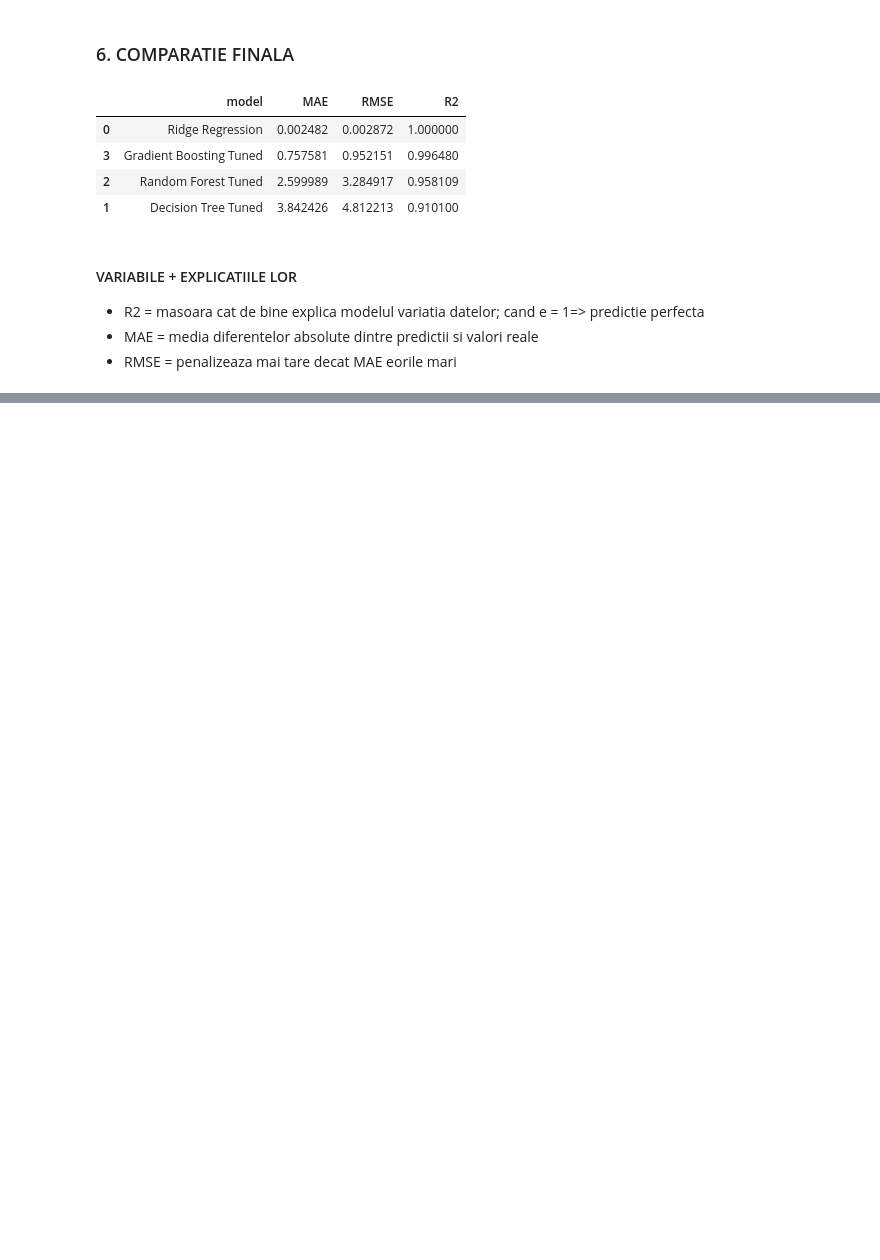
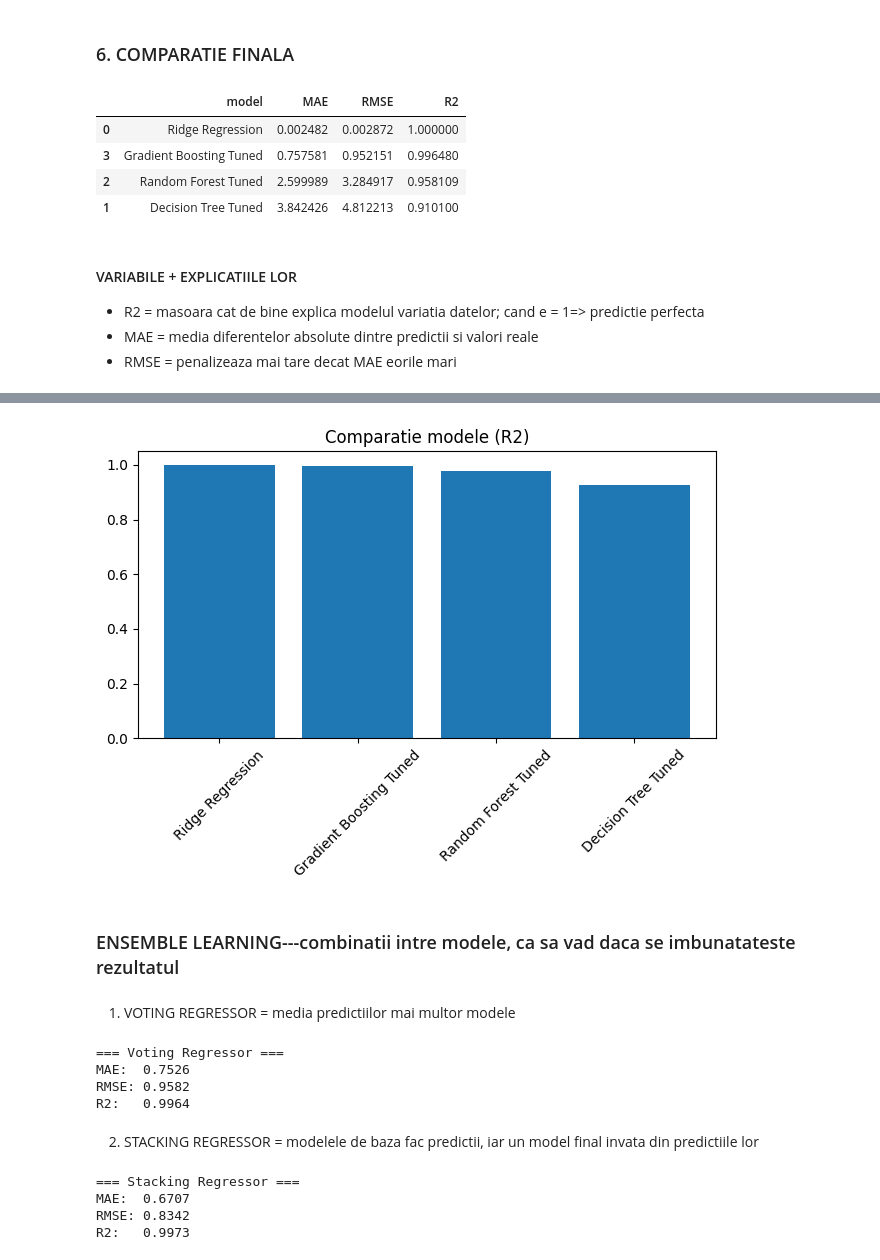
Before and after one commit to tbno9/Sisteme_Inteligente_proiect, a Jupyter notebook: ml_prezicere.ipynb, the cells around one changed output, grey strips where cells are left out. Drawn from its saved outputs; the diff is of its cells as text; code cells hidden in the pictures; blank space fills up the shorter version.

```diff
--- a/ml_prezicere.ipynb
+++ b/ml_prezicere.ipynb
@@ -425,7 +425,9 @@ plt.show()
 from sklearn.model_selection import train_test_split
 
 X_train, X_test, y_train, y_test = train_test_split(
-    X, y, test_size=0.2, random_state=42
+    X, y,
+    test_size=0.2,
+    random_state=42
 )
 # %% [markdown]
 ### 2. FUNCTIA DE EVALUARE
@@ -782,0 +885,11 @@ display(results)
+# %%
+results = pd.DataFrame([
+    ridge_results,
+    dt_results,
+    rf_results,
+    gb_results
+])
+
+results = results.sort_values(by="R2", ascending=False)
+
+display(results)
@@ -782,0 +902,56 @@ display(results)
+# %%
+plt.figure()
+plt.bar(results["model"], results["R2"])
+plt.title("Comparatie modele (R2)")
+plt.xticks(rotation=45)
+plt.tight_layout()
+plt.show()
+# %% [output]
+[figure, added]
+# %% [markdown]
+### ENSEMBLE LEARNING---combinatii intre modele, ca sa vad daca se imbunatateste rezultatul
+# %% [markdown]
+1. VOTING REGRESSOR = media predictiilor mai multor modele
+# %%
+from sklearn.ensemble import VotingRegressor
+from sklearn.linear_model import Ridge
+
+voting_model = VotingRegressor([
+    ("ridge", best_ridge),
+    ("rf", best_rf),
+    ("gb", best_gb)
+])
+
+voting_results = evaluate_model(
+    "Voting Regressor",
+    voting_model
+)
+# %% [output]
+=== Voting Regressor ===
+MAE:  0.7526
+RMSE: 0.9582
+R2:   0.9964
+# %% [markdown]
+2. STACKING REGRESSOR = modelele de baza fac predictii, iar un model final invata din predictiile lor
+# %%
+from sklearn.ensemble import StackingRegressor
+from sklearn.linear_model import Ridge
+
+stacking_model = StackingRegressor(
+    estimators=[
+        ("rf", best_rf),
+        ("gb", best_gb),
+        ("dt", best_dt)
+    ],
+    final_estimator=Ridge()
+)
+
+stacking_results = evaluate_model(
+    "Stacking Regressor",
+    stacking_model
+)
+# %% [output]
+=== Stacking Regressor ===
+MAE:  0.6707
+RMSE: 0.8342
+R2:   0.9973
```
Also changed, not shown: parts of 25 cells of this notebook, 2 other files.
